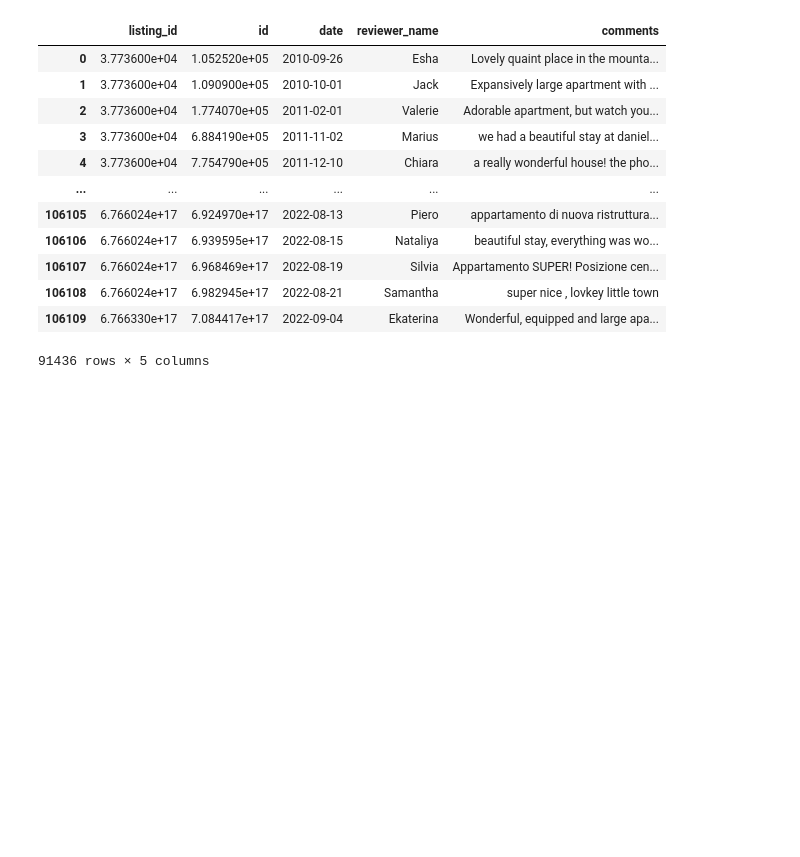
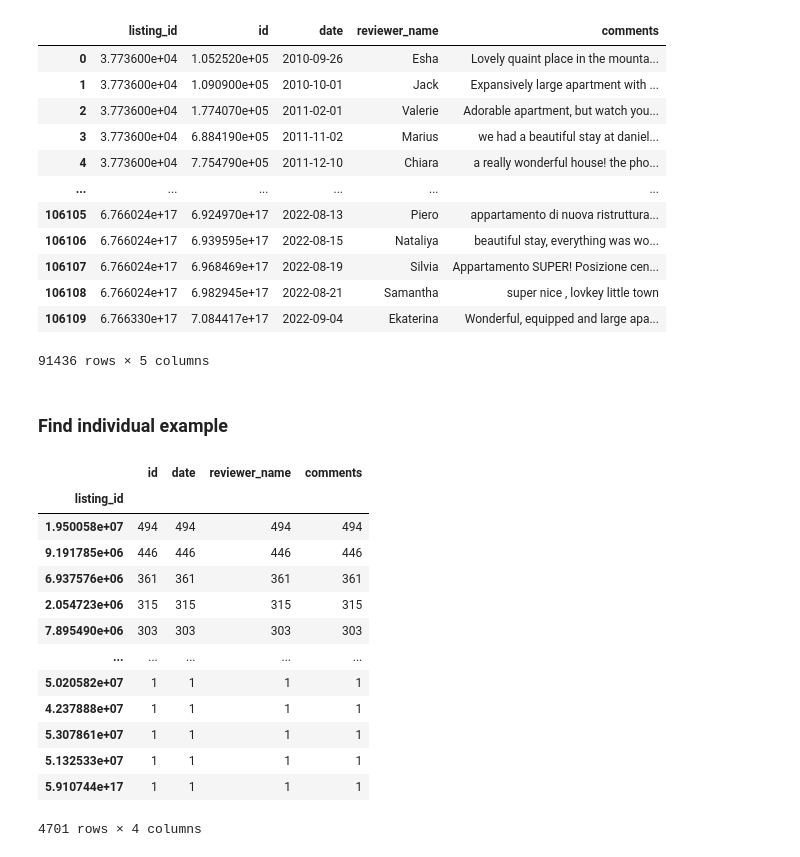
Before and after one commit to tomweinandy/AIinPowerBI, a Jupyter notebook: clean_airbnb_data.ipynb, the cells around one changed output. Cells and saved outputs as stored; diff of their text form; code cells hidden in the pictures; blank space fills up the shorter version.

Commit message:
Explore individual examples for text analytics

```diff
--- a/clean_airbnb_data.ipynb
+++ b/clean_airbnb_data.ipynb
@@ -136,0 +137,20 @@ reviews.to_csv('reviews.csv')
+# %% [markdown]
+### Find individual example
+# %%
+# Which listing has the most reviews?
+reviews.groupby('listing_id').count().sort_values('id', ascending=False)
+# %% [output]
+|  | id | date | reviewer_name | comments |
+| listing_id |  |  |  |  |
+| 1.950058e+07 | 494 | 494 | 494 | 494 |
+| 9.191785e+06 | 446 | 446 | 446 | 446 |
+| 6.937576e+06 | 361 | 361 | 361 | 361 |
+| 2.054723e+06 | 315 | 315 | 315 | 315 |
+| 7.895490e+06 | 303 | 303 | 303 | 303 |
+| ... | ... | ... | ... | ... |
+| 5.020582e+07 | 1 | 1 | 1 | 1 |
+| 4.237888e+07 | 1 | 1 | 1 | 1 |
+| 5.307861e+07 | 1 | 1 | 1 | 1 |
+| 5.132533e+07 | 1 | 1 | 1 | 1 |
+| 5.910744e+17 | 1 | 1 | 1 | 1 |
+4701 rows × 4 columns
```
Also changed, not shown: parts of 4 cells of this notebook.
